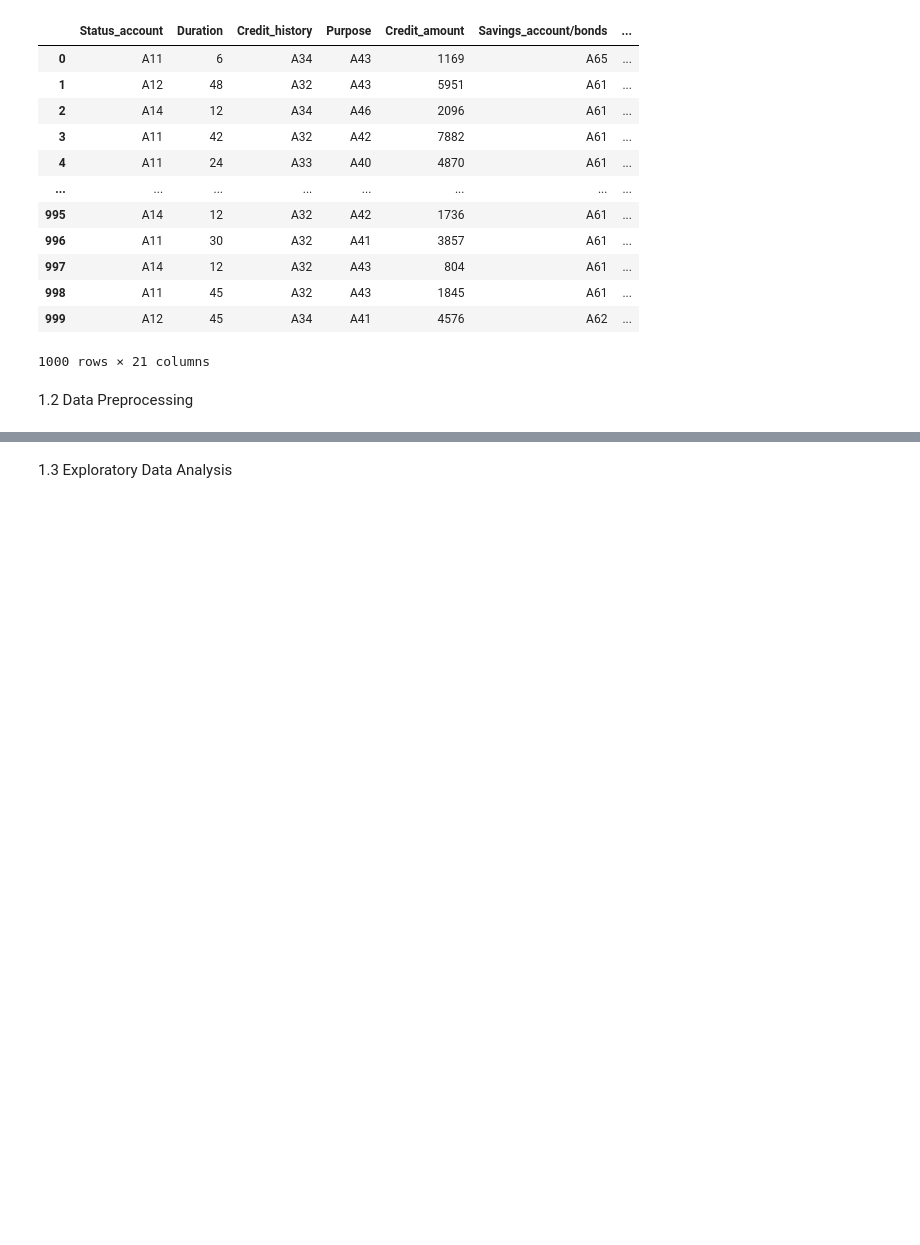
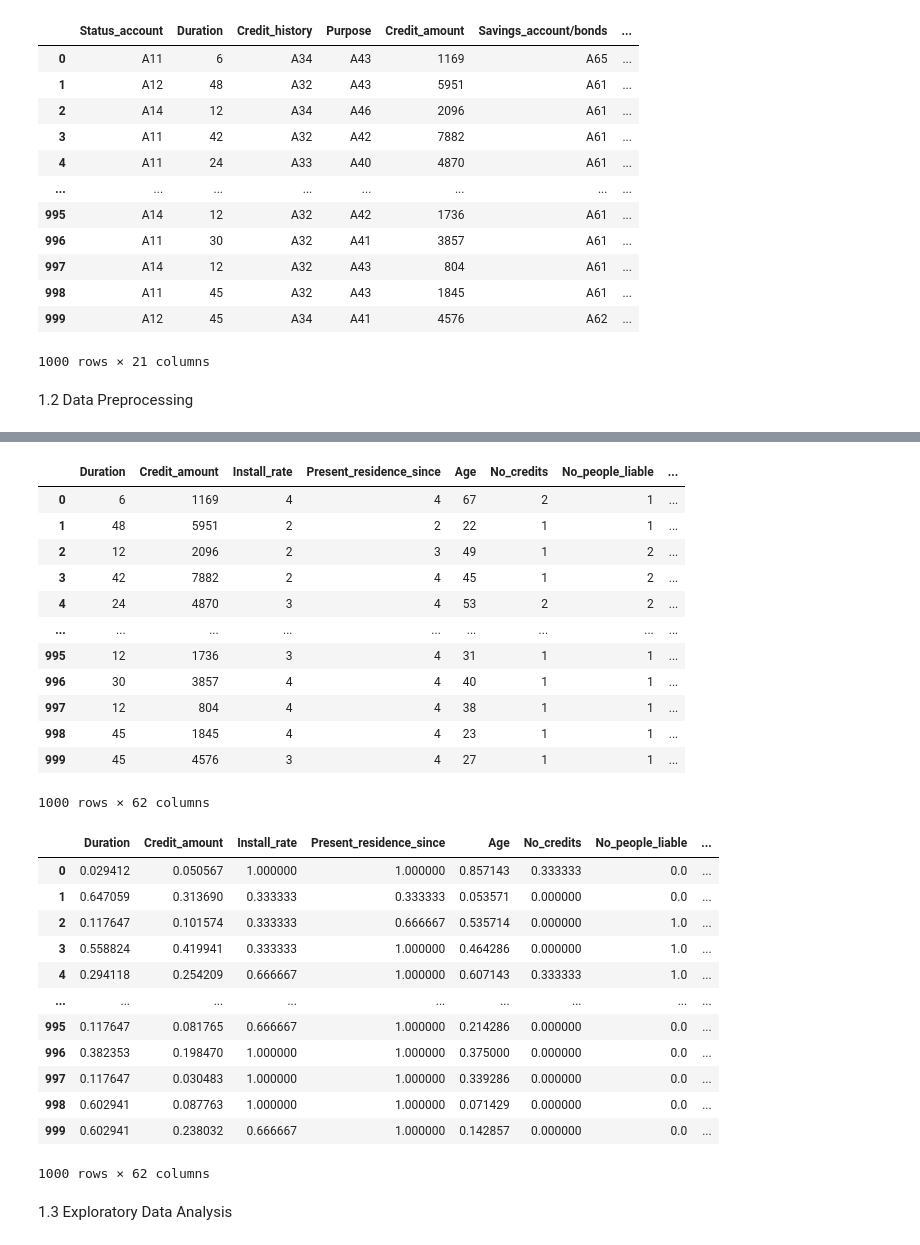
Before and after one commit to MR-NBD/ML4N--Adversarial-Attacks-Polito-2023-24, a Jupyter notebook: Adversarial Attack.ipynb, the cells around one changed output, grey strips where cells are left out. Drawn from its saved outputs; the diff is of its cells as text; code cells hidden in the pictures; blank space fills up the shorter version.

```diff
--- a/Adversarial Attack.ipynb
+++ b/Adversarial Attack.ipynb
@@ -121,3 +59,76 @@ X_test_scaled = scaler.transform(X_test)
+# %%
+#Qualitative attributes that do not require encoding
+to_remove = ["Duration","Credit_amount","Install_rate","Present_residence_since",
+             "Age","No_credits","No_people_liable","good/bad"]
+
+#Creating the list with the categorical attributes to be encoded
+to_be_encoded = attributes.copy()
+for el in to_remove:
+    to_be_encoded.remove(el)
+
+
+#K normalizing only the numerical values before one hot encoding for later uses
+scaler2 = MinMaxScaler()
+df_normalized_with_categorical = df.copy()
+df_normalized_with_categorical[to_remove] = scaler2.fit_transform(df_normalized_with_categorical[to_remove])
+#display(df_normalized_with_categorical)
+
+#Using One Hot Encoding to transform categorical attributes into qualitative ones
+df_encoded = pd.get_dummies(df, columns=to_be_encoded, dtype = int)
+display(df_encoded)
+
+#Normalization between [0,1] and split into 80% training and 20% test
+#Note: Might be worth using k-fold Cross Validation or some other way
+scaler = MinMaxScaler()
+
+
+#K creation of the pandas dataframe of the normalized values
+array_df_encoded2 = scaler.fit_transform(df_encoded)
+
+df_normalized = pd.DataFrame(array_df_encoded2, columns=df_encoded.columns)
+display(df_normalized)
+
+features = df_encoded.columns.drop("good/bad")
+X, X_test, y, y_test = train_test_split(
+    df_encoded[features], # X
+    df_encoded['good/bad'], # y
+    stratify = df_encoded['good/bad'], # stratify the dataset based on class labels
+    train_size = 0.8, # percentage of training set
+    random_state = 15
+)
+
+
+X_scaled = scaler.fit_transform(X)
+X_test_scaled = scaler.transform(X_test)
+
+#Clearly define categories or classes ????? Maybe inside report????
+# %% [output]
+|  | Duration | Credit_amount | Install_rate | Present_residence_since | Age | No_credits | No_people_liable | ... |
+| 0 | 6 | 1169 | 4 | 4 | 67 | 2 | 1 | ... |
+| 1 | 48 | 5951 | 2 | 2 | 22 | 1 | 1 | ... |
+| 2 | 12 | 2096 | 2 | 3 | 49 | 1 | 2 | ... |
+| 3 | 42 | 7882 | 2 | 4 | 45 | 1 | 2 | ... |
+| 4 | 24 | 4870 | 3 | 4 | 53 | 2 | 2 | ... |
+| ... | ... | ... | ... | ... | ... | ... | ... | ... |
+| 995 | 12 | 1736 | 3 | 4 | 31 | 1 | 1 | ... |
+| 996 | 30 | 3857 | 4 | 4 | 40 | 1 | 1 | ... |
+| 997 | 12 | 804 | 4 | 4 | 38 | 1 | 1 | ... |
+| 998 | 45 | 1845 | 4 | 4 | 23 | 1 | 1 | ... |
+| 999 | 45 | 4576 | 3 | 4 | 27 | 1 | 1 | ... |
+1000 rows × 62 columns
+|  | Duration | Credit_amount | Install_rate | Present_residence_since | Age | No_credits | No_people_liable | ... |
+| 0 | 0.029412 | 0.050567 | 1.000000 | 1.000000 | 0.857143 | 0.333333 | 0.0 | ... |
+| 1 | 0.647059 | 0.313690 | 0.333333 | 0.333333 | 0.053571 | 0.000000 | 0.0 | ... |
+| 2 | 0.117647 | 0.101574 | 0.333333 | 0.666667 | 0.535714 | 0.000000 | 1.0 | ... |
+| 3 | 0.558824 | 0.419941 | 0.333333 | 1.000000 | 0.464286 | 0.000000 | 1.0 | ... |
+| 4 | 0.294118 | 0.254209 | 0.666667 | 1.000000 | 0.607143 | 0.333333 | 1.0 | ... |
+| ... | ... | ... | ... | ... | ... | ... | ... | ... |
+| 995 | 0.117647 | 0.081765 | 0.666667 | 1.000000 | 0.214286 | 0.000000 | 0.0 | ... |
+| 996 | 0.382353 | 0.198470 | 1.000000 | 1.000000 | 0.375000 | 0.000000 | 0.0 | ... |
+| 997 | 0.117647 | 0.030483 | 1.000000 | 1.000000 | 0.339286 | 0.000000 | 0.0 | ... |
+| 998 | 0.602941 | 0.087763 | 1.000000 | 1.000000 | 0.071429 | 0.000000 | 0.0 | ... |
+| 999 | 0.602941 | 0.238032 | 0.666667 | 1.000000 | 0.142857 | 0.000000 | 0.0 | ... |
+1000 rows × 62 columns
 # %% [markdown]
 1.3 Exploratory Data Analysis
 # %%
```
Also changed, not shown: parts of 3 cells of this notebook.
